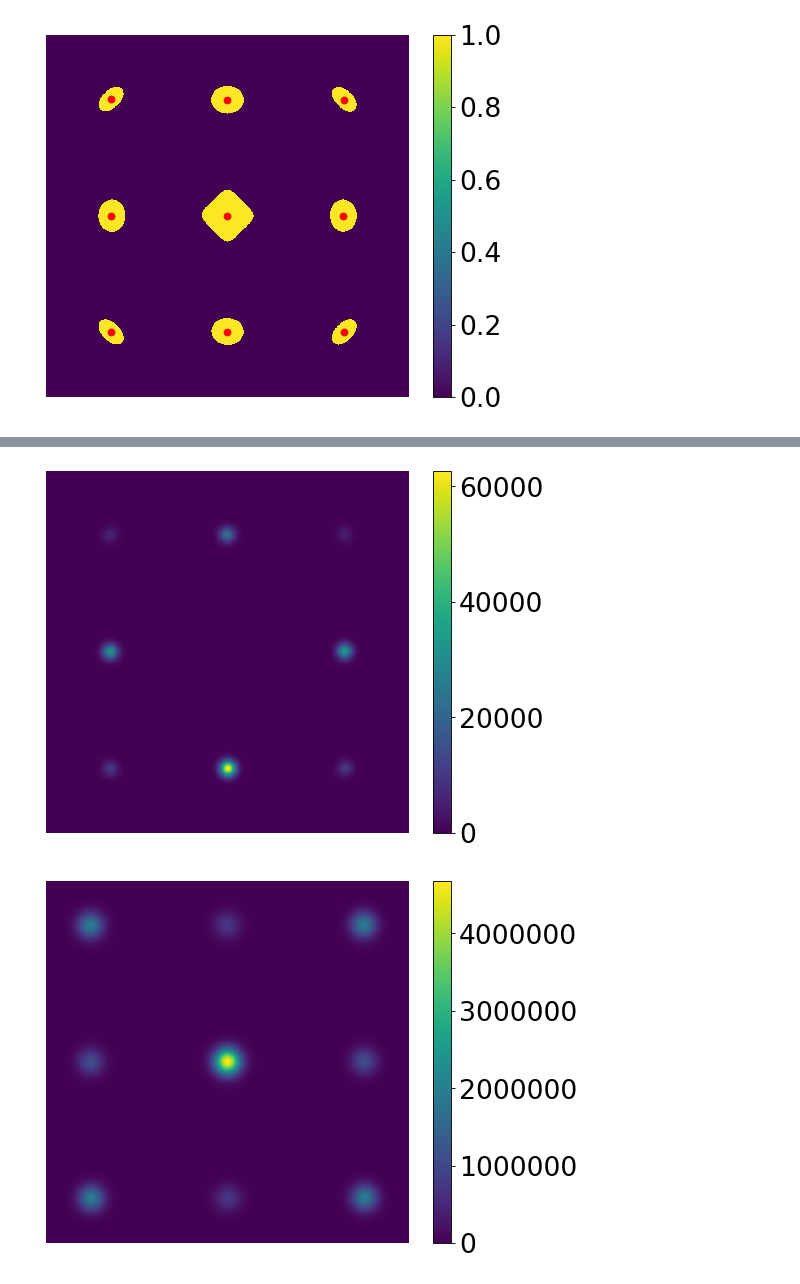
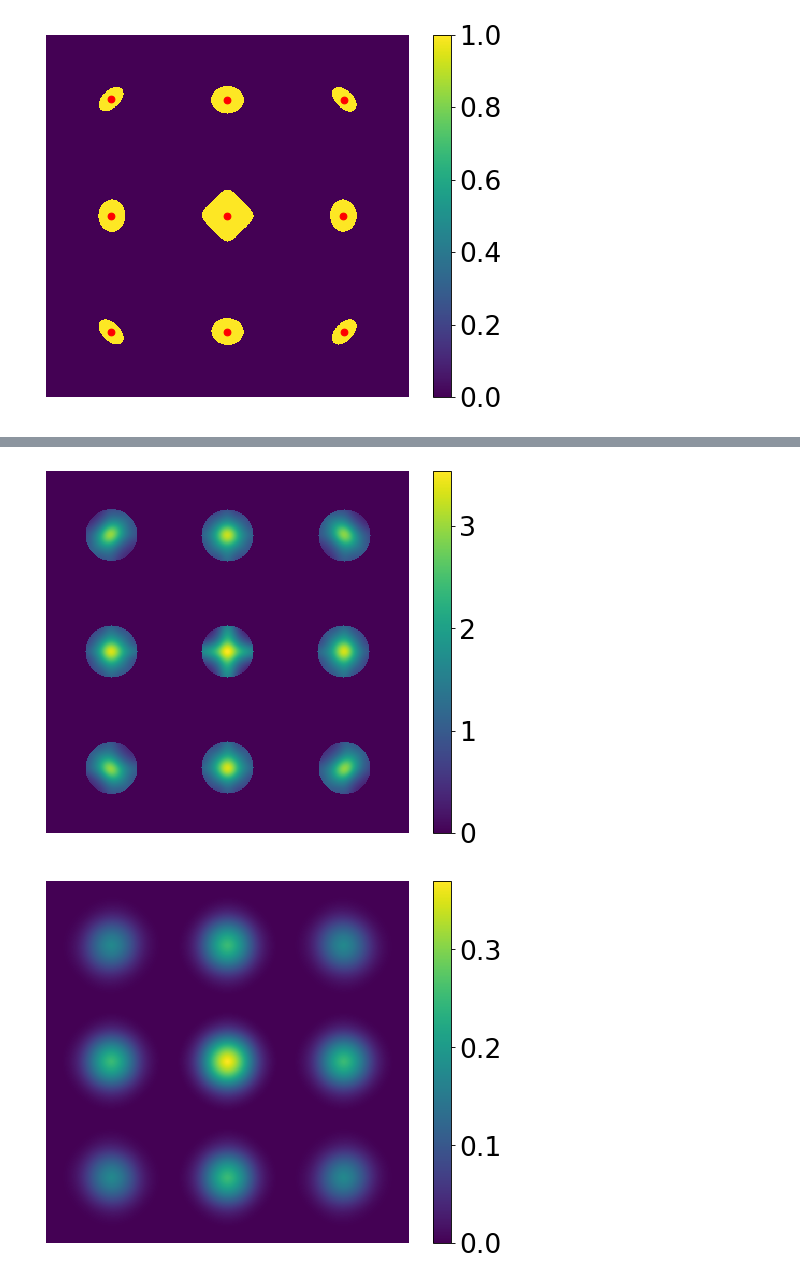
Before and after one commit to auag92/collision, a Jupyter notebook: nbks-SAED-image-analysis.ipynb, the cells around one changed output, grey strips where cells are left out. Cells and saved outputs as stored; diff of their text form; code cells hidden in the pictures.

```diff
--- a/nbks-SAED-image-analysis.ipynb
+++ b/nbks-SAED-image-analysis.ipynb
@@ -270,0 +272,8 @@ for fname in tqdm.tqdm_notebook(flist):
+# %%
+apply_mask = lambda x: x * mask
+# %%
+ix = 0
+f_saed = "{}/Cu_ACC_{}_1024_saed.pkl".format(folder_saed, runs[ix])
+
+img_new = compose(apply_mask, blur(sigma=10), slicer, to_log, utils.load_file)(f_saed)
+utils.draw_im(img_new)
@@ -270,0 +282,6 @@ for fname in tqdm.tqdm_notebook(flist):
+# %%
+img_new_list = []
+for run in tqdm.tqdm_notebook(runs):
+    f_saed = "{}/Cu_ACC_{}_1024_saed.pkl".format(folder_saed, run)
+    img_new = compose(apply_mask, blur(sigma=10), slicer, to_log, utils.load_file)(f_saed)
+    img_new_list.append(img_new)
@@ -278,5 +306,5 @@ from poremks.correlations import compute_statistics
 # %%
 stat_list = []
-for new_img in tqdm.tqdm_notebook(new_img_list):
-    stat = compute_statistics(boundary="nonperiodic", corrtype="auto", cutoff=300, device=torch.device("cpu"), args0=new_img)
+for new_img in tqdm.tqdm_notebook(img_new_list):
+    stat = compute_statistics(boundary="nonperiodic", corrtype="auto", cutoff=350, device=torch.device("cpu"), args0=new_img)
     stat_list.append(stat)
@@ -283,7 +316,7 @@ for new_img in tqdm.tqdm_notebook(new_img_list):
 # %%
 ix = -10
-utils.draw_im(new_img_list[ix])
+utils.draw_im(img_new_list[ix])
 utils.draw_im(stat_list[ix])
 # %% [output]
-[figure, old version]
+[figure, new version]
-[figure, old version]
+[figure, new version]
```
Also changed, not shown: parts of 27 cells of this notebook, 10 other files.
